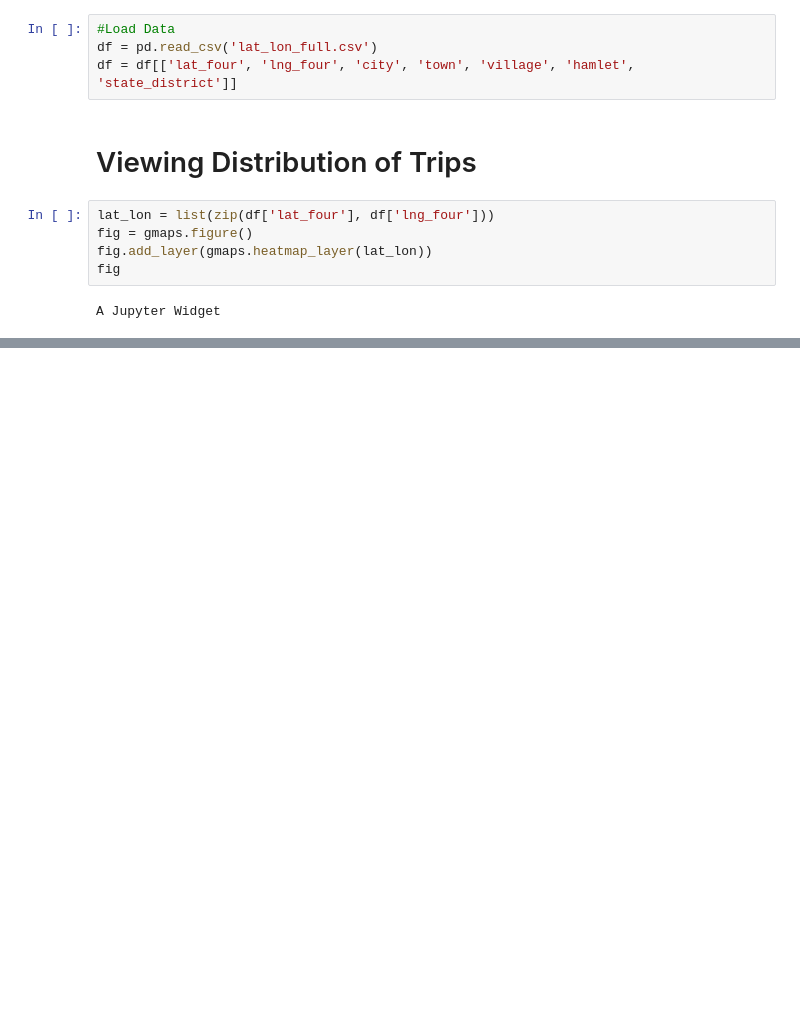
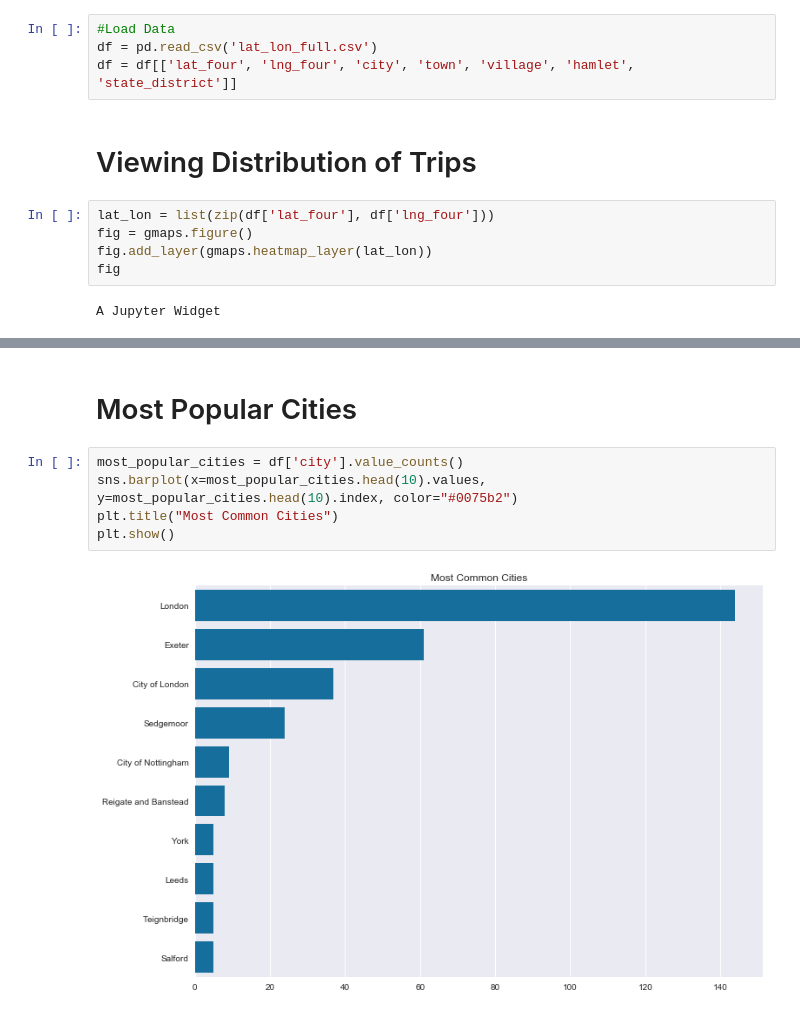
Before and after one commit to GeorgeVince/DataCubed, a Jupyter notebook: Analysis.ipynb, the cells around one changed output, grey strips where cells are left out. Saved outputs shown, nothing was run; the diff lists cells and outputs as text; blank space fills up the shorter version.

```diff
--- a/Analysis.ipynb
+++ b/Analysis.ipynb
@@ -24,0 +51,9 @@ A Jupyter Widget
+# %% [markdown]
+# Most Popular Cities
+# %%
+most_popular_cities = df['city'].value_counts()
+sns.barplot(x=most_popular_cities.head(10).values, y=most_popular_cities.head(10).index, color="#0075b2")
+plt.title("Most Common Cities")
+plt.show()
+# %% [output]
+[figure, added]
```
Also changed, not shown: parts of 10 cells of this notebook, 1 other file.
